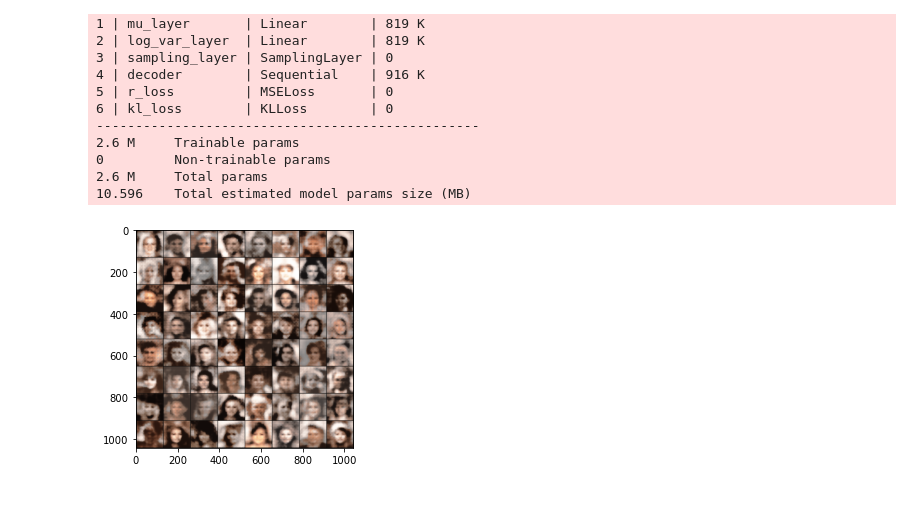
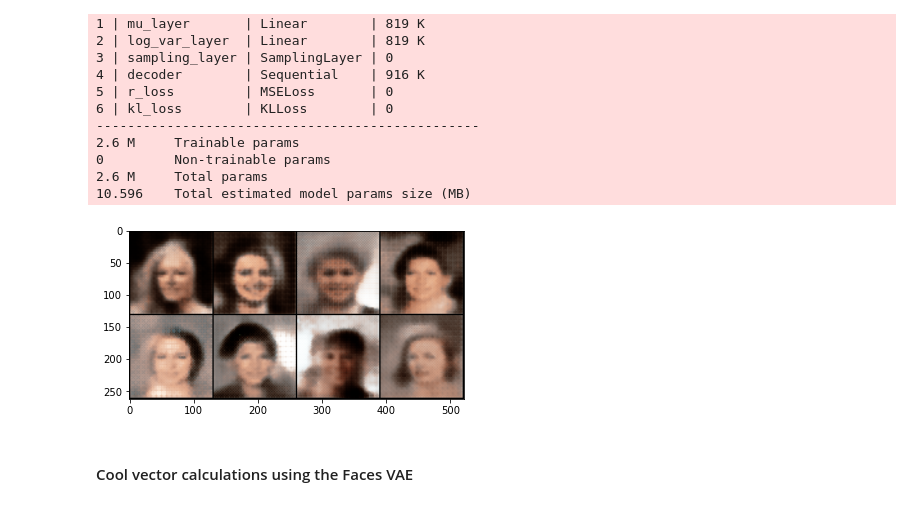
Before and after one commit to AahanSingh/Generative-Lightning, a Jupyter notebook: notebooks/1. Autoencoder Experiments.ipynb, the cells around one changed output. Cells and saved outputs as stored; diff of their text form; code cells hidden in the pictures.

Commit message:
Updated VAE faces code

```diff
--- a/notebooks/1. Autoencoder Experiments.ipynb
+++ b/notebooks/1. Autoencoder Experiments.ipynb
@@ -313,14 +316,16 @@ class VariationalAutoencoder(pl.LightningModule):
             conv_upsample(ks=3,st=2,in_c=32,out_c=3,norm=None,activation=None),
             nn.Sigmoid()
         )
-        self.r_loss = nn.MSELoss()
+        self.r_loss = nn.MSELoss(reduction="mean")
         self.kl_loss = KLLoss()
         self.r_loss_factor = r_loss_factor
 
     def configure_optimizers(self):
-        opt = torch.optim.Adam(self.parameters(),
-            lr=0.0005)
+        opt = torch.optim.Adam(self.parameters(),lr=0.0005)
+        #opt = torch.optim.SGD(self.parameters(), lr=0.005, momentum=0.9)
+        #scheduler = torch.optim.lr_scheduler.CyclicLR(opt, base_lr=0.0005, max_lr=0.1)
         return opt
+        #return [opt], [scheduler]
 
     def training_step(self, train_batch, batch_idx):
         x,_ = train_batch
@@ -356,16 +361,18 @@ transform=torchvision.transforms.Compose([
     ])
 data = torchvision.datasets.ImageFolder(root="../data/raw/celebA/img_align_celeba/", transform = transform)
 data_loader = torch.utils.data.DataLoader(data,
-                                          batch_size=1024,
-                                          shuffle=True)
+                                          batch_size=32,
+                                          shuffle=True,num_workers=24, pin_memory=True)
 # %%
 model = VariationalAutoencoder(latent_size=200,r_loss_factor=10000)
 trainer = pl.Trainer(
     max_epochs=200,
-    log_every_n_steps=100,
+    log_every_n_steps=1000,
     gpus=1,
     enable_progress_bar=True,
-    enable_checkpointing=True
+    enable_checkpointing=True,
+    #callbacks=[lr_monitor],
+    precision=32
 )
 trainer.fit(model, train_dataloader=data_loader)
 # %% [output]
@@ -390,11 +397,11 @@ LOCAL_RANK: 0 - CUDA_VISIBLE_DEVICES: [0]
 10.596    Total estimated model params size (MB)
 # %%
 def generate_grid(latent_size,model):
-    tmp = torch.randn(64,latent_size).cuda()
+    tmp = torch.randn(8,latent_size)
     op = model.decoder(tmp)
-    grid = torchvision.utils.make_grid(op, nrow = 8, padding = 2, pad_value = 0.0)
+    grid = torchvision.utils.make_grid(op, nrow = 4, padding = 2, pad_value = 0.0)
     plt.imshow(np.transpose(grid.cpu(),(1,2,0)))
     plt.show()
 generate_grid(200,model)
 # %% [output]
-[figure, old version]
+[figure, new version]
@@ -400,0 +417,2 @@ generate_grid(200,model)
+# %% [markdown]
+#### Cool vector calculations using the Faces VAE
```
Also changed, not shown: parts of 12 cells of this notebook.
